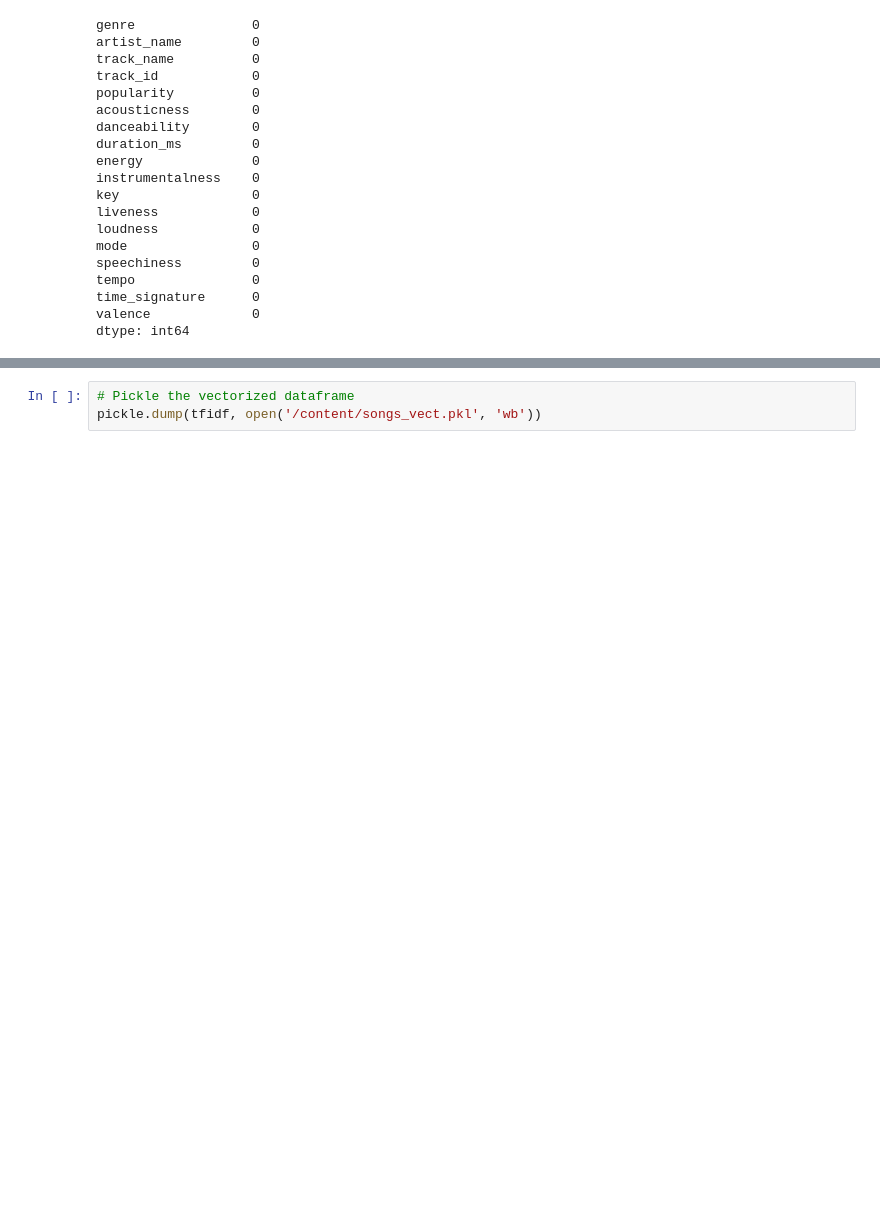
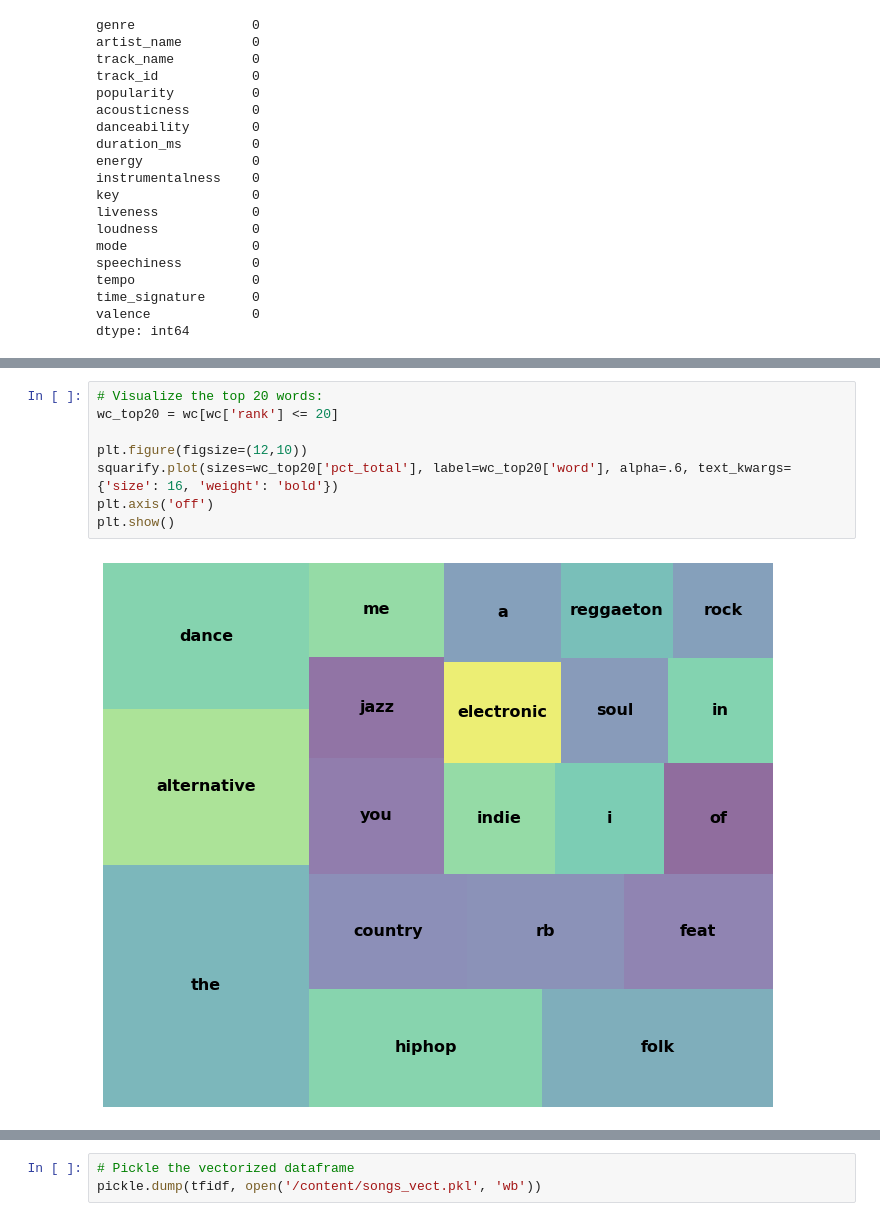
Before and after one commit to Spotify-DSPT-158/Build-Week-Spotify, a Jupyter notebook: spotify_eda.ipynb, the cells around one changed output, grey strips where cells are left out. Drawn from its saved outputs; the diff is of its cells as text; blank space fills up the shorter version.

```diff
--- a/spotify_eda.ipynb
+++ b/spotify_eda.ipynb
@@ -366 +411,11 @@ Name: 736, dtype: object
+# %%
+# Visualize the top 20 words:
+wc_top20 = wc[wc['rank'] <= 20]
+
+plt.figure(figsize=(12,10))
+squarify.plot(sizes=wc_top20['pct_total'], label=wc_top20['word'], alpha=.6, text_kwargs={'size': 16, 'weight': 'bold'})
+plt.axis('off')
+plt.show()
+# %% [output]
+[figure, added]
 # %%
```
Also changed, not shown: parts of 29 cells of this notebook.
